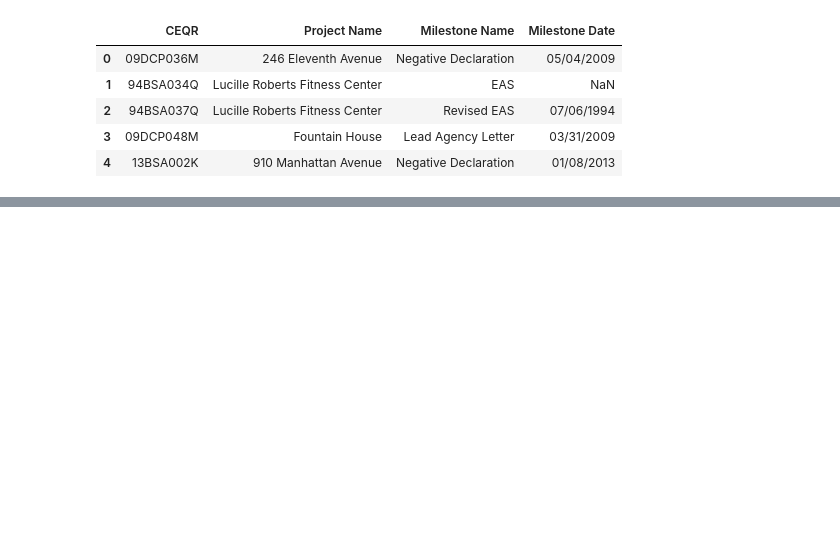
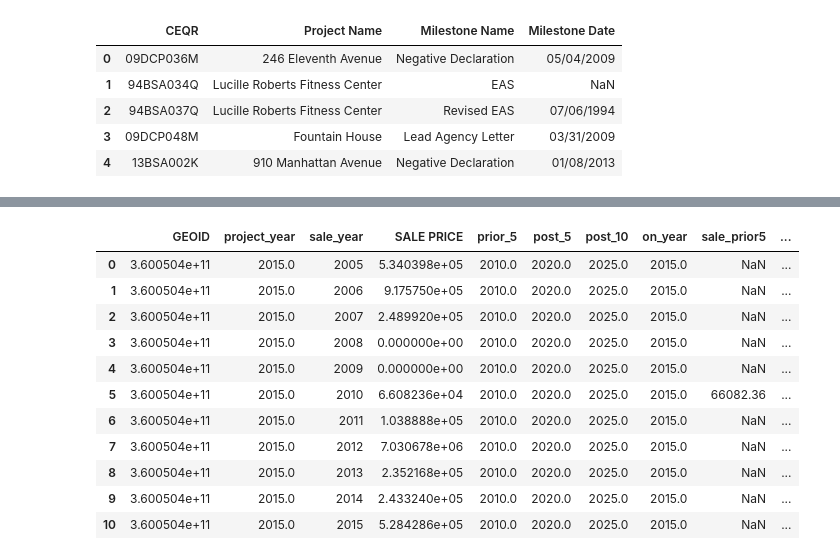
Before and after one commit to akash-y/CUSP_CEQR, a Jupyter notebook: Notebooks/CEQR.ipynb, the cells around one changed output, grey strips where cells are left out. Cells and saved outputs as stored; diff of their text form; code cells hidden in the pictures; blank space fills up the shorter version.

```diff
--- a/Notebooks/CEQR.ipynb
+++ b/Notebooks/CEQR.ipynb
@@ -185,0 +262,4 @@ ceqr_bbl.to_csv('ceqr_bbl.csv')
+# %%
+ceqr_sale_grouped.to_csv('ceqr_sale_grouped.csv')
+ceqr_sale_grouped = pd.read_csv('ceqr_sale_grouped.csv')
+ceqr_sale_grouped.head()
@@ -185,0 +295,22 @@ ceqr_bbl.to_csv('ceqr_bbl.csv')
+# %%
+#Adjusting for inflation
+ceqr_sale_grouped.loc[ceqr_sale_grouped.sale_year==2000,'SALE PRICE':]*=inflation_rate_2000
+ceqr_sale_grouped.loc[ceqr_sale_grouped.sale_year==2001,'SALE PRICE':]*=inflation_rate_2001
+ceqr_sale_grouped.loc[ceqr_sale_grouped.sale_year==2002,'SALE PRICE':]*=inflation_rate_2002
+ceqr_sale_grouped.loc[ceqr_sale_grouped.sale_year==2003,'SALE PRICE':]*=inflation_rate_2003
+ceqr_sale_grouped.loc[ceqr_sale_grouped.sale_year==2004,'SALE PRICE':]*=inflation_rate_2004
+ceqr_sale_grouped.loc[ceqr_sale_grouped.sale_year==2005,'SALE PRICE':]*=inflation_rate_2005
+ceqr_sale_grouped.loc[ceqr_sale_grouped.sale_year==2006,'SALE PRICE':]*=inflation_rate_2006
+ceqr_sale_grouped.loc[ceqr_sale_grouped.sale_year==2007,'SALE PRICE':]*=inflation_rate_2007
+ceqr_sale_grouped.loc[ceqr_sale_grouped.sale_year==2008,'SALE PRICE':]*=inflation_rate_2008
+ceqr_sale_grouped.loc[ceqr_sale_grouped.sale_year==2009,'SALE PRICE':]*=inflation_rate_2009
+ceqr_sale_grouped.loc[ceqr_sale_grouped.sale_year==2010,'SALE PRICE':]*=inflation_rate_2010
+ceqr_sale_grouped.loc[ceqr_sale_grouped.sale_year==2011,'SALE PRICE':]*=inflation_rate_2011
+ceqr_sale_grouped.loc[ceqr_sale_grouped.sale_year==2012,'SALE PRICE':]*=inflation_rate_2012
+ceqr_sale_grouped.loc[ceqr_sale_grouped.sale_year==2013,'SALE PRICE':]*=inflation_rate_2013
+ceqr_sale_grouped.loc[ceqr_sale_grouped.sale_year==2014,'SALE PRICE':]*=inflation_rate_2014
+ceqr_sale_grouped.loc[ceqr_sale_grouped.sale_year==2015,'SALE PRICE':]*=inflation_rate_2015
+ceqr_sale_grouped.loc[ceqr_sale_grouped.sale_year==2016,'SALE PRICE':]*=inflation_rate_2016
+ceqr_sale_grouped.loc[ceqr_sale_grouped.sale_year==2017,'SALE PRICE':]*=inflation_rate_2017
+ceqr_sale_grouped.loc[ceqr_sale_grouped.sale_year==2018,'SALE PRICE':]*=inflation_rate_2018
+ceqr_sale_grouped.loc[ceqr_sale_grouped.sale_year==2019,'SALE PRICE':]*=inflation_rate_2019
@@ -185,0 +326,11 @@ ceqr_bbl.to_csv('ceqr_bbl.csv')
+# %%
+#Getting sale price of buildings 5 years prior to project year and 5 and 10 years post project year
+ceqr_sale_grouped['prior_5'] = ceqr_sale_grouped['project_year'] - 5
+ceqr_sale_grouped['post_5'] = ceqr_sale_grouped['project_year'] + 5
+ceqr_sale_grouped['post_10'] = ceqr_sale_grouped['project_year'] + 10
+ceqr_sale_grouped['on_year'] = ceqr_sale_grouped['project_year']
+ceqr_sale_grouped['sale_prior5'] = ceqr_sale_grouped.loc[ceqr_sale_grouped['sale_year'] == ceqr_sale_grouped['prior_5'], 'SALE PRICE']
+ceqr_sale_grouped['sale_post5'] = ceqr_sale_grouped.loc[ceqr_sale_grouped['sale_year'] == ceqr_sale_grouped['post_5'], 'SALE PRICE']
+ceqr_sale_grouped['sale_post10'] = ceqr_sale_grouped.loc[ceqr_sale_grouped['sale_year'] == ceqr_sale_grouped['post_10'], 'SALE PRICE']
+ceqr_sale_grouped['sale_on_year'] = ceqr_sale_grouped.loc[ceqr_sale_grouped['sale_year'] == ceqr_sale_grouped['on_year'], 'SALE PRICE']
+ceqr_sale_grouped.head()
@@ -185,0 +344,15 @@ ceqr_bbl.to_csv('ceqr_bbl.csv')
+# %%
+ceqr_sale_grouped.head(11)
+# %% [output]
+|  | GEOID | project_year | sale_year | SALE PRICE | prior_5 | post_5 | post_10 | on_year | sale_prior5 | ... |
+| 0 | 3.600504e+11 | 2015.0 | 2005 | 5.340398e+05 | 2010.0 | 2020.0 | 2025.0 | 2015.0 | NaN | ... |
+| 1 | 3.600504e+11 | 2015.0 | 2006 | 9.175750e+05 | 2010.0 | 2020.0 | 2025.0 | 2015.0 | NaN | ... |
+| 2 | 3.600504e+11 | 2015.0 | 2007 | 2.489920e+05 | 2010.0 | 2020.0 | 2025.0 | 2015.0 | NaN | ... |
+| 3 | 3.600504e+11 | 2015.0 | 2008 | 0.000000e+00 | 2010.0 | 2020.0 | 2025.0 | 2015.0 | NaN | ... |
+| 4 | 3.600504e+11 | 2015.0 | 2009 | 0.000000e+00 | 2010.0 | 2020.0 | 2025.0 | 2015.0 | NaN | ... |
+| 5 | 3.600504e+11 | 2015.0 | 2010 | 6.608236e+04 | 2010.0 | 2020.0 | 2025.0 | 2015.0 | 66082.36 | ... |
+| 6 | 3.600504e+11 | 2015.0 | 2011 | 1.038888e+05 | 2010.0 | 2020.0 | 2025.0 | 2015.0 | NaN | ... |
+| 7 | 3.600504e+11 | 2015.0 | 2012 | 7.030678e+06 | 2010.0 | 2020.0 | 2025.0 | 2015.0 | NaN | ... |
+| 8 | 3.600504e+11 | 2015.0 | 2013 | 2.352168e+05 | 2010.0 | 2020.0 | 2025.0 | 2015.0 | NaN | ... |
+| 9 | 3.600504e+11 | 2015.0 | 2014 | 2.433240e+05 | 2010.0 | 2020.0 | 2025.0 | 2015.0 | NaN | ... |
+| 10 | 3.600504e+11 | 2015.0 | 2015 | 5.284286e+05 | 2010.0 | 2020.0 | 2025.0 | 2015.0 | NaN | ... |
```
Also changed, not shown: parts of 28 cells of this notebook, 9 other files.
